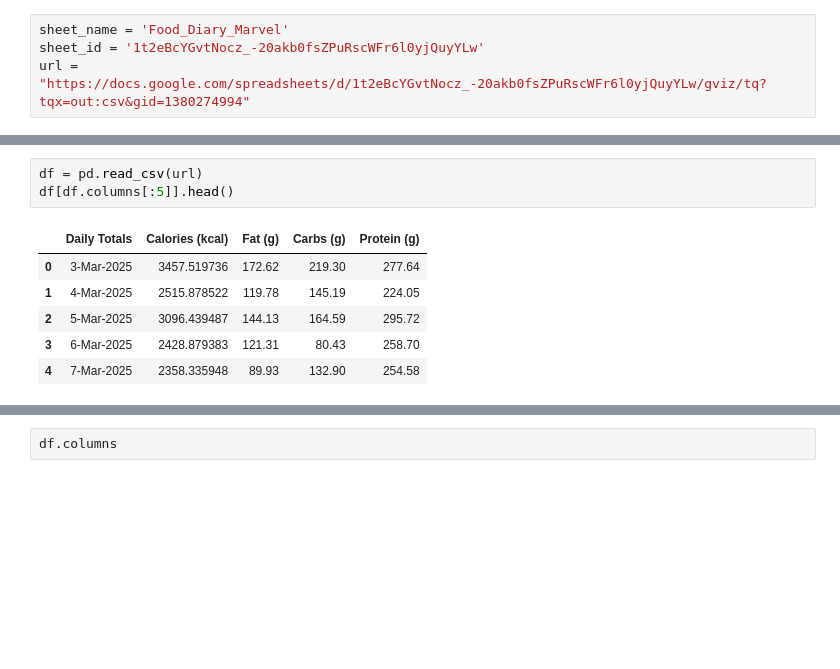
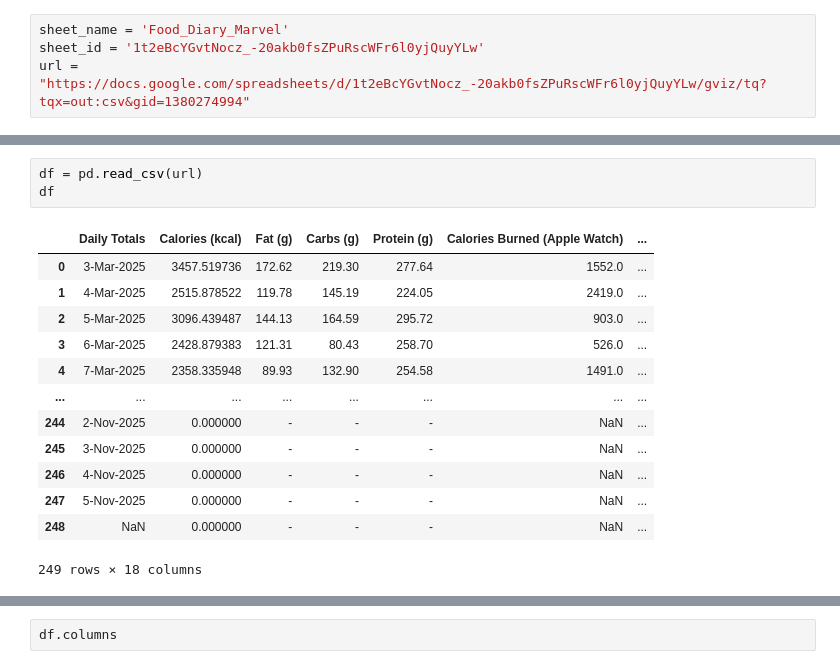
Before and after one commit to vtrackstar/Google-DA-Projects, a Jupyter notebook: marvel-health-and-wellness-predictive-modeling.ipynb, the cells around one changed output, grey strips where cells are left out. Cells and saved outputs as stored; diff of their text form; blank space fills up the shorter version.

```diff
--- a/marvel-health-and-wellness-predictive-modeling.ipynb
+++ b/marvel-health-and-wellness-predictive-modeling.ipynb
@@ -28,10 +45,17 @@ url = "https://docs.google.com/spreadsheets/d/1t2eBcYGvtNocz_-20akb0fsZPuRscWFr6
 # %%
 df = pd.read_csv(url)
-df[df.columns[:5]].head()
+df
 # %% [output]
-|  | Daily Totals | Calories (kcal) | Fat (g) | Carbs (g) | Protein (g) |
-| 0 | 3-Mar-2025 | 3457.519736 | 172.62 | 219.30 | 277.64 |
-| 1 | 4-Mar-2025 | 2515.878522 | 119.78 | 145.19 | 224.05 |
-| 2 | 5-Mar-2025 | 3096.439487 | 144.13 | 164.59 | 295.72 |
-| 3 | 6-Mar-2025 | 2428.879383 | 121.31 | 80.43 | 258.70 |
-| 4 | 7-Mar-2025 | 2358.335948 | 89.93 | 132.90 | 254.58 |
+|  | Daily Totals | Calories (kcal) | Fat (g) | Carbs (g) | Protein (g) | Calories Burned (Apple Watch) | ... |
+| 0 | 3-Mar-2025 | 3457.519736 | 172.62 | 219.30 | 277.64 | 1552.0 | ... |
+| 1 | 4-Mar-2025 | 2515.878522 | 119.78 | 145.19 | 224.05 | 2419.0 | ... |
+| 2 | 5-Mar-2025 | 3096.439487 | 144.13 | 164.59 | 295.72 | 903.0 | ... |
+| 3 | 6-Mar-2025 | 2428.879383 | 121.31 | 80.43 | 258.70 | 526.0 | ... |
+| 4 | 7-Mar-2025 | 2358.335948 | 89.93 | 132.90 | 254.58 | 1491.0 | ... |
+| ... | ... | ... | ... | ... | ... | ... | ... |
+| 244 | 2-Nov-2025 | 0.000000 | - | - | - | NaN | ... |
+| 245 | 3-Nov-2025 | 0.000000 | - | - | - | NaN | ... |
+| 246 | 4-Nov-2025 | 0.000000 | - | - | - | NaN | ... |
+| 247 | 5-Nov-2025 | 0.000000 | - | - | - | NaN | ... |
+| 248 | NaN | 0.000000 | - | - | - | NaN | ... |
+249 rows × 18 columns
```
Also changed, not shown: parts of 18 cells of this notebook.
